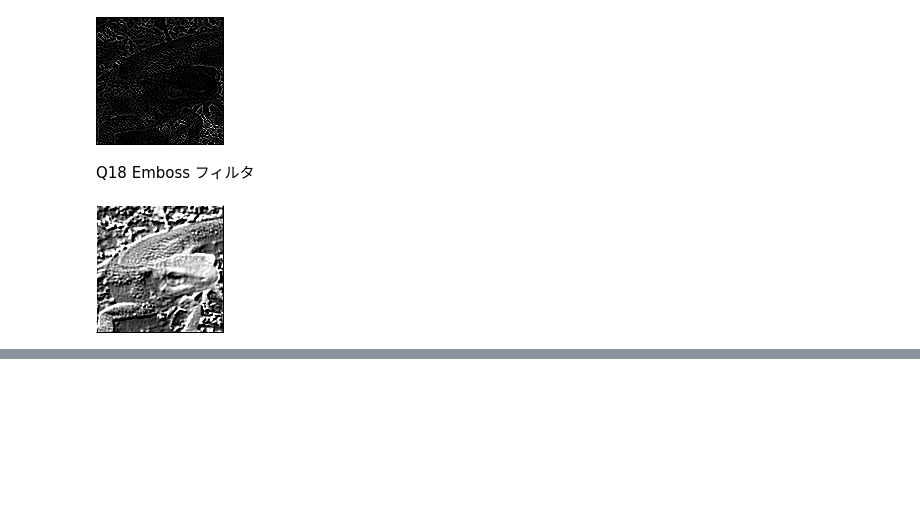
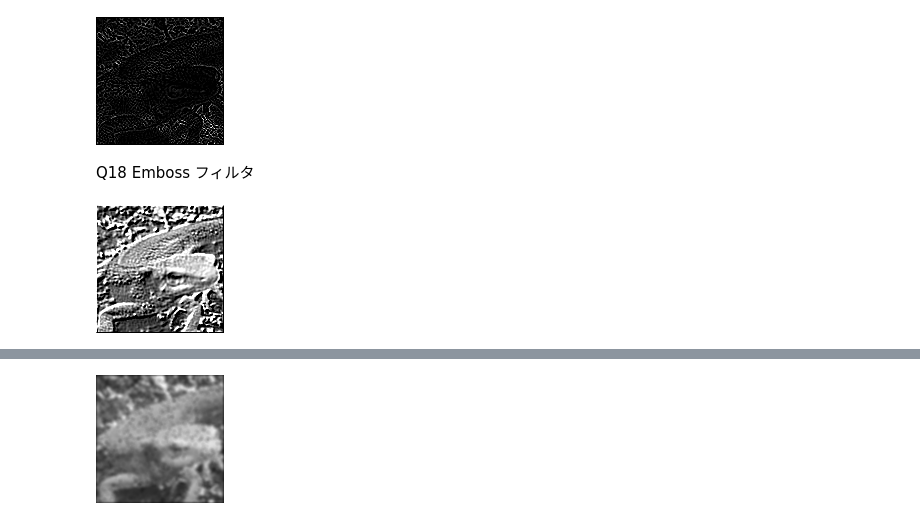
Before and after one commit to whatalnk/Gasyori100knock, a Jupyter notebook: notebooks/Question_11_20.ipynb, the cells around one changed output, grey strips where cells are left out. Saved outputs shown, nothing was run; the diff lists cells and outputs as text; code cells hidden in the pictures; blank space fills up the shorter version.

Commit message:
Q19 LoG filter

```diff
--- a/notebooks/Question_11_20.ipynb
+++ b/notebooks/Question_11_20.ipynb
@@ -321,0 +334,29 @@ cv2_imshow(out)
+# %%
+def log_filter(img, size=5, sigma=3):
+  H, W = img.shape
+  pad = size // 2
+  out = np.zeros((H + pad * 2, W + pad * 2), dtype=np.float)
+  out[pad:pad+H, pad:pad+W] = img.copy().astype(np.float)
+  K = np.zeros((size, size), dtype=np.float)
+  for x in range(-pad, -pad + size):
+    for y in range(-pad, -pad + size):
+      K[x + pad, y + pad] = (x**2 + y**2 - sigma**2) * np.exp(-(x**2 + y**2) / (2 * (sigma**2)))
+  K /= (2 * np.pi * (sigma**6))
+  K /= K.sum()
+
+  tmp = out.copy()
+
+  for x in range(H):
+    for y in range(W):
+      out[x + pad, y + pad] = np.multiply(tmp[x:(x + size), y:(y + size)], K).sum()
+
+  out = np.clip(out, 0, 255)
+
+  return out[pad:(pad + H), pad:(pad + W)].astype(np.uint8)
+
+img = cv2.imread("imori_noise.jpg")
+im_gray = cv2.cvtColor(img, cv2.COLOR_BGR2GRAY)
+out = log_filter(im_gray)
+cv2_imshow(out)
+# %% [output]
+[figure, added]
```
Also changed, not shown: parts of 1 cell of this notebook.
